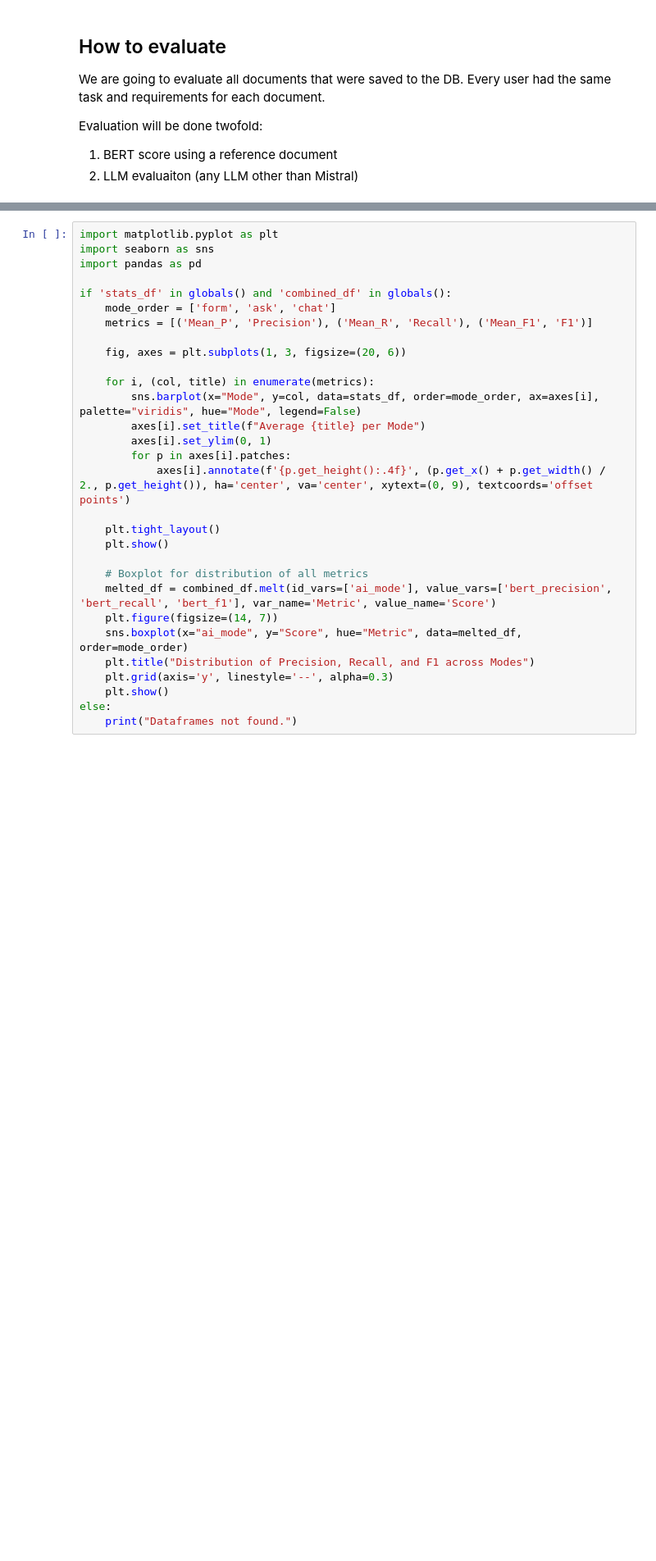
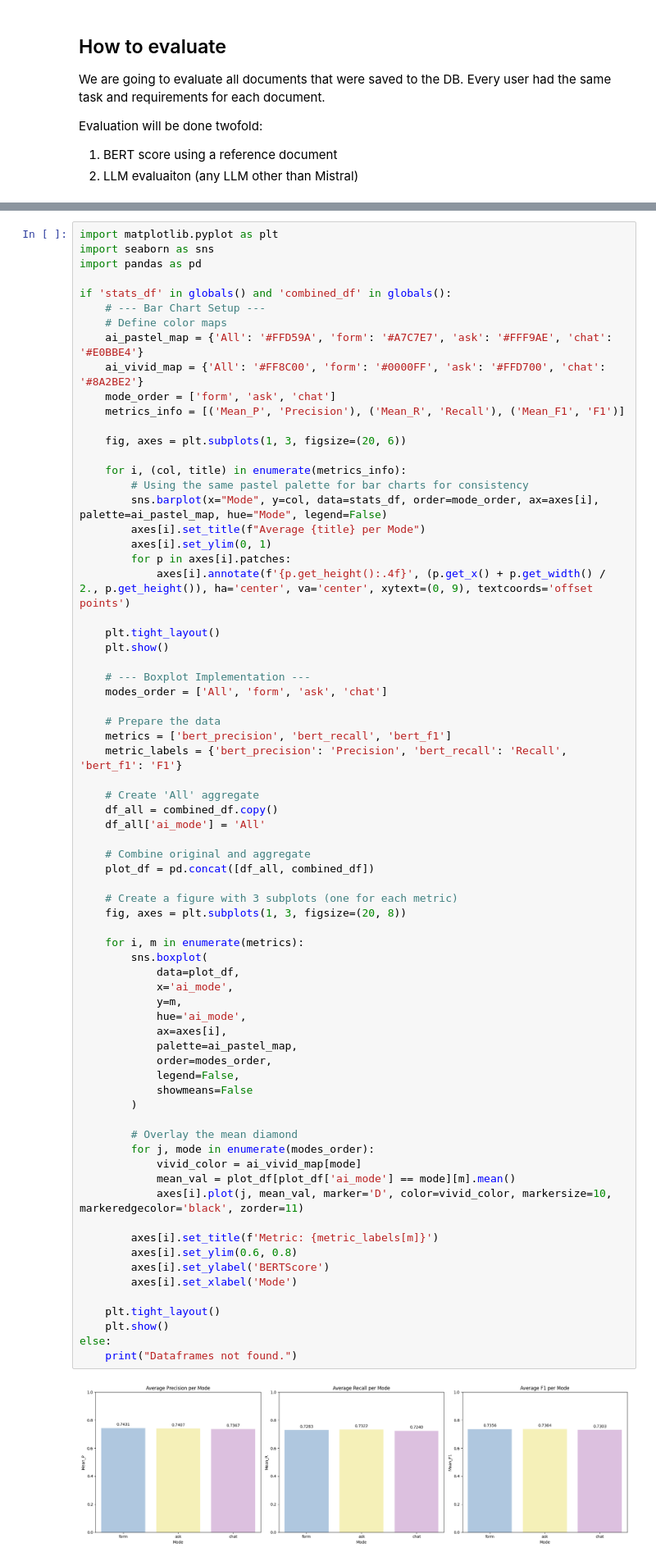
Before and after one commit to ganglem/ropagen-thesis, a Jupyter notebook: ROPAgen_DOCUMENT.ipynb, the cells around one changed output, grey strips where cells are left out. Shown at 82% size. Saved outputs shown, nothing was run; the diff lists cells and outputs as text; blank space fills up the shorter version.

```diff
--- a/ROPAgen_DOCUMENT.ipynb
+++ b/ROPAgen_DOCUMENT.ipynb
@@ -139,30 +201,73 @@ Unlike traditional BLEU/ROUGE scores that look for exact word overlaps, BERTScor
 # %%
 import matplotlib.pyplot as plt
 import seaborn as sns
 import pandas as pd
 
 if 'stats_df' in globals() and 'combined_df' in globals():
+    # --- Bar Chart Setup ---
+    # Define color maps
+    ai_pastel_map = {'All': '#FFD59A', 'form': '#A7C7E7', 'ask': '#FFF9AE', 'chat': '#E0BBE4'}
+    ai_vivid_map = {'All': '#FF8C00', 'form': '#0000FF', 'ask': '#FFD700', 'chat': '#8A2BE2'}
     mode_order = ['form', 'ask', 'chat']
-    metrics = [('Mean_P', 'Precision'), ('Mean_R', 'Recall'), ('Mean_F1', 'F1')]
+    metrics_info = [('Mean_P', 'Precision'), ('Mean_R', 'Recall'), ('Mean_F1', 'F1')]
 
     fig, axes = plt.subplots(1, 3, figsize=(20, 6))
 
-    for i, (col, title) in enumerate(metrics):
-        sns.barplot(x="Mode", y=col, data=stats_df, order=mode_order, ax=axes[i], palette="viridis", hue="Mode", legend=False)
+    for i, (col, title) in enumerate(metrics_info):
+        # Using the same pastel palette for bar charts for consistency
+        sns.barplot(x="Mode", y=col, data=stats_df, order=mode_order, ax=axes[i], palette=ai_pastel_map, hue="Mode", legend=False)
         axes[i].set_title(f"Average {title} per Mode")
         axes[i].set_ylim(0, 1)
         for p in axes[i].patches:
             axes[i].annotate(f'{p.get_height():.4f}', (p.get_x() + p.get_width() / 2., p.get_height()), ha='center', va='center', xytext=(0, 9), textcoords='offset points')
 
     plt.tight_layout()
     plt.show()
 
-    # Boxplot for distribution of all metrics
-    melted_df = combined_df.melt(id_vars=['ai_mode'], value_vars=['bert_precision', 'bert_recall', 'bert_f1'], var_name='Metric', value_name='Score')
-    plt.figure(figsize=(14, 7))
-    sns.boxplot(x="ai_mode", y="Score", hue="Metric", data=melted_df, order=mode_order)
-    plt.title("Distribution of Precision, Recall, and F1 across Modes")
-    plt.grid(axis='y', linestyle='--', alpha=0.3)
+    # --- Boxplot Implementation ---
+    modes_order = ['All', 'form', 'ask', 'chat']
+
+    # Prepare the data
+    metrics = ['bert_precision', 'bert_recall', 'bert_f1']
+    metric_labels = {'bert_precision': 'Precision', 'bert_recall': 'Recall', 'bert_f1': 'F1'}
+
+    # Create 'All' aggregate
+    df_all = combined_df.copy()
+    df_all['ai_mode'] = 'All'
+
+    # Combine original and aggregate
+    plot_df = pd.concat([df_all, combined_df])
+
+    # Create a figure with 3 subplots (one for each metric)
+    fig, axes = plt.subplots(1, 3, figsize=(20, 8))
+
+    for i, m in enumerate(metrics):
+        sns.boxplot(
+            data=plot_df,
+            x='ai_mode',
+            y=m,
+            hue='ai_mode',
+            ax=axes[i],
+            palette=ai_pastel_map,
+            order=modes_order,
+            legend=False,
+            showmeans=False
+        )
+
+        # Overlay the mean diamond
+        for j, mode in enumerate(modes_order):
+            vivid_color = ai_vivid_map[mode]
+            mean_val = plot_df[plot_df['ai_mode'] == mode][m].mean()
+            axes[i].plot(j, mean_val, marker='D', color=vivid_color, markersize=10, markeredgecolor='black', zorder=11)
+
+        axes[i].set_title(f'Metric: {metric_labels[m]}')
+        axes[i].set_ylim(0.6, 0.8)
+        axes[i].set_ylabel('BERTScore')
+        axes[i].set_xlabel('Mode')
+
+    plt.tight_layout()
     plt.show()
 else:
     print("Dataframes not found.")
+# %% [output]
+[figure, added]
```
Also changed, not shown: parts of 3 cells of this notebook.
